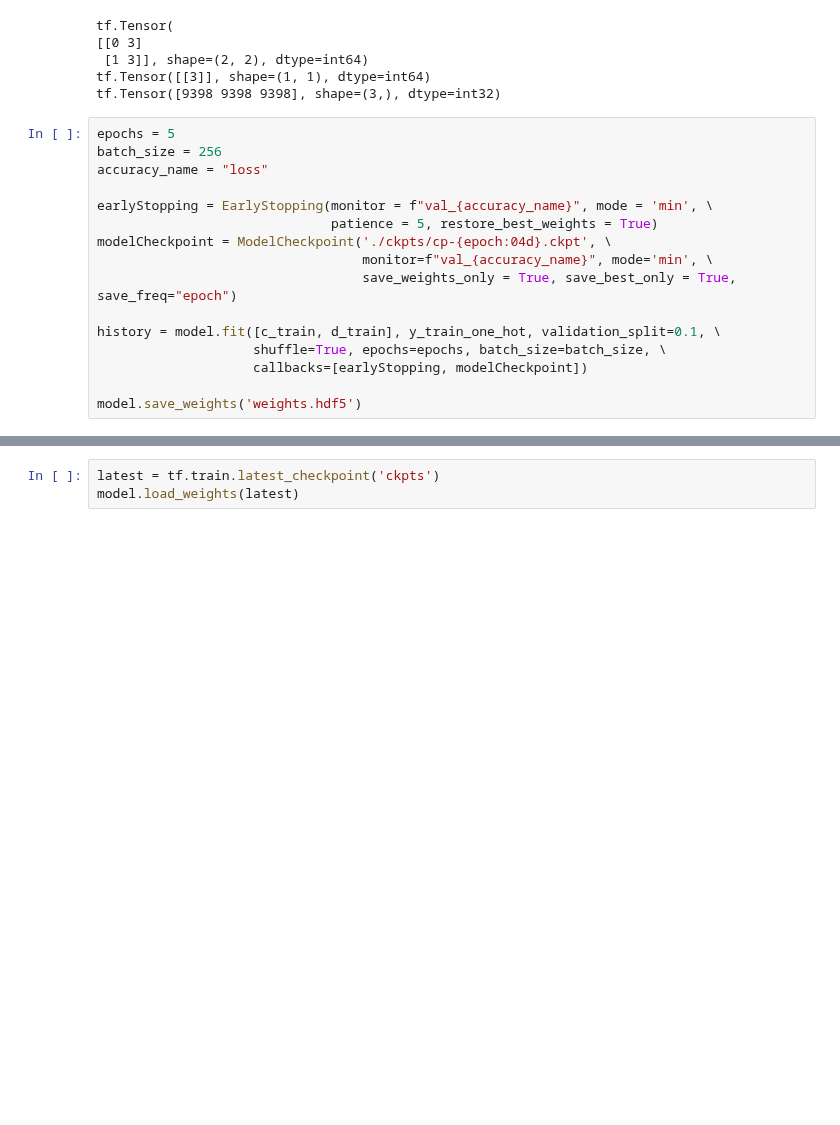
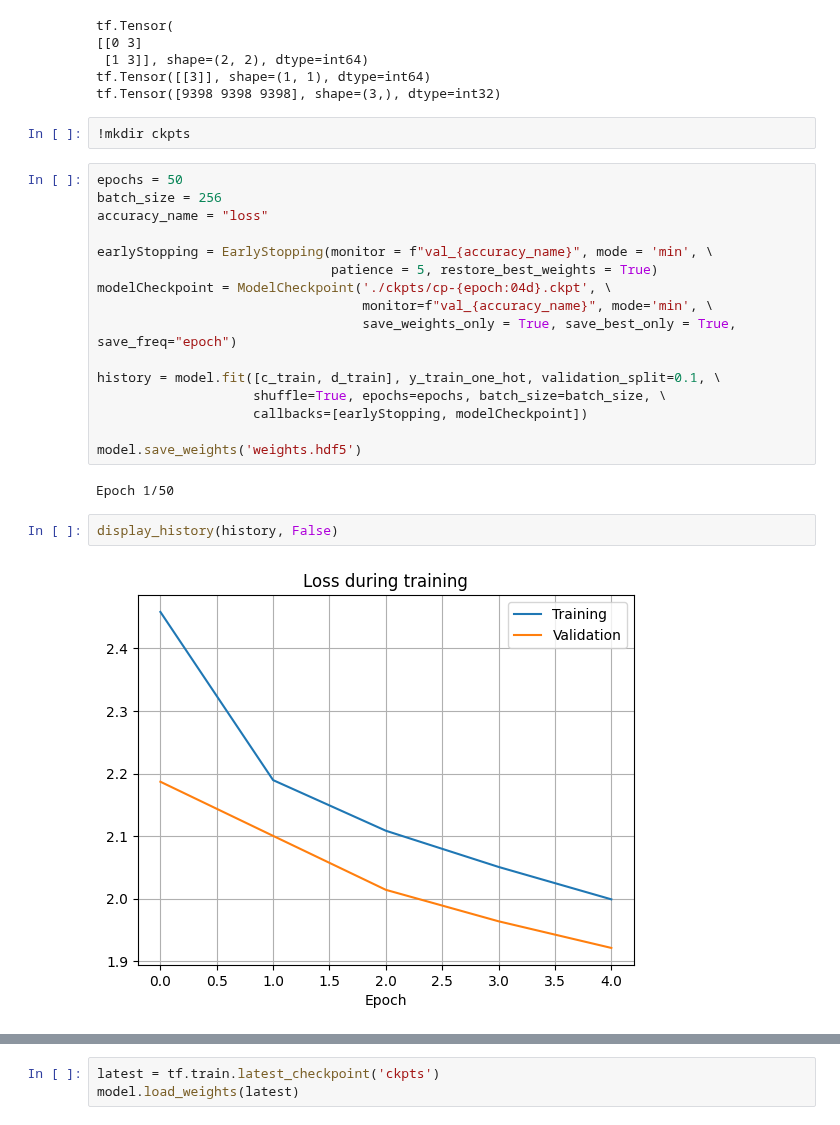
Before and after one commit to Luca3700/DeepLearningLab, a Jupyter notebook: exam/Sentence_Reordering_spec.ipynb, the cells around one changed output, grey strips where cells are left out. Cells and saved outputs as stored; diff of their text form; blank space fills up the shorter version.

```diff
--- a/exam/Sentence_Reordering_spec.ipynb
+++ b/exam/Sentence_Reordering_spec.ipynb
@@ -646,8 +605,10 @@ tf.Tensor(
  [1 3]], shape=(2, 2), dtype=int64)
 tf.Tensor([[3]], shape=(1, 1), dtype=int64)
 tf.Tensor([9398 9398 9398], shape=(3,), dtype=int32)
+# %%
+!mkdir ckpts
 # %%
-epochs = 5
+epochs = 50
 batch_size = 256
 accuracy_name = "loss"
 
@@ -662,6 +623,12 @@ history = model.fit([c_train, d_train], y_train_one_hot, validation_split=0.1, \
                     callbacks=[earlyStopping, modelCheckpoint])
 
 model.save_weights('weights.hdf5')
+# %% [output]
+Epoch 1/50
+# %%
+display_history(history, False)
+# %% [output]
+[figure, added]
 # %%
 display_history(history, False)
 # %% [output]
```
Also changed, not shown: parts of 9 cells of this notebook.
